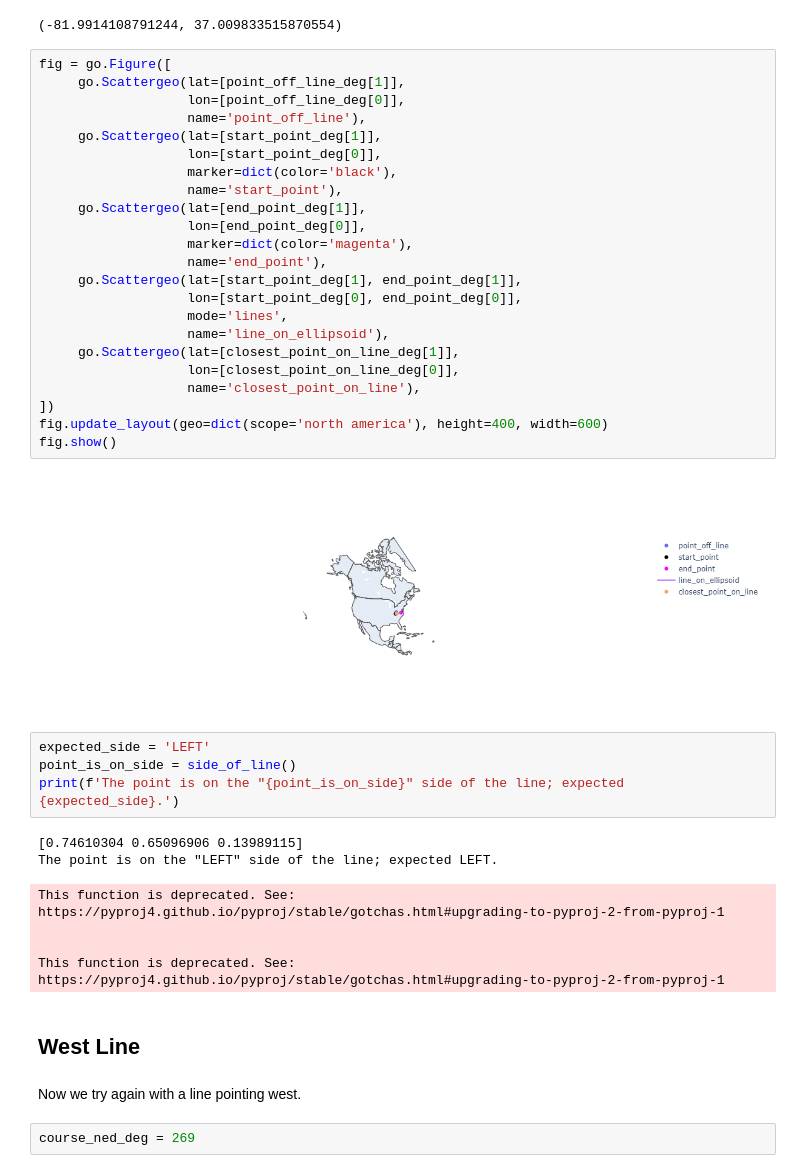
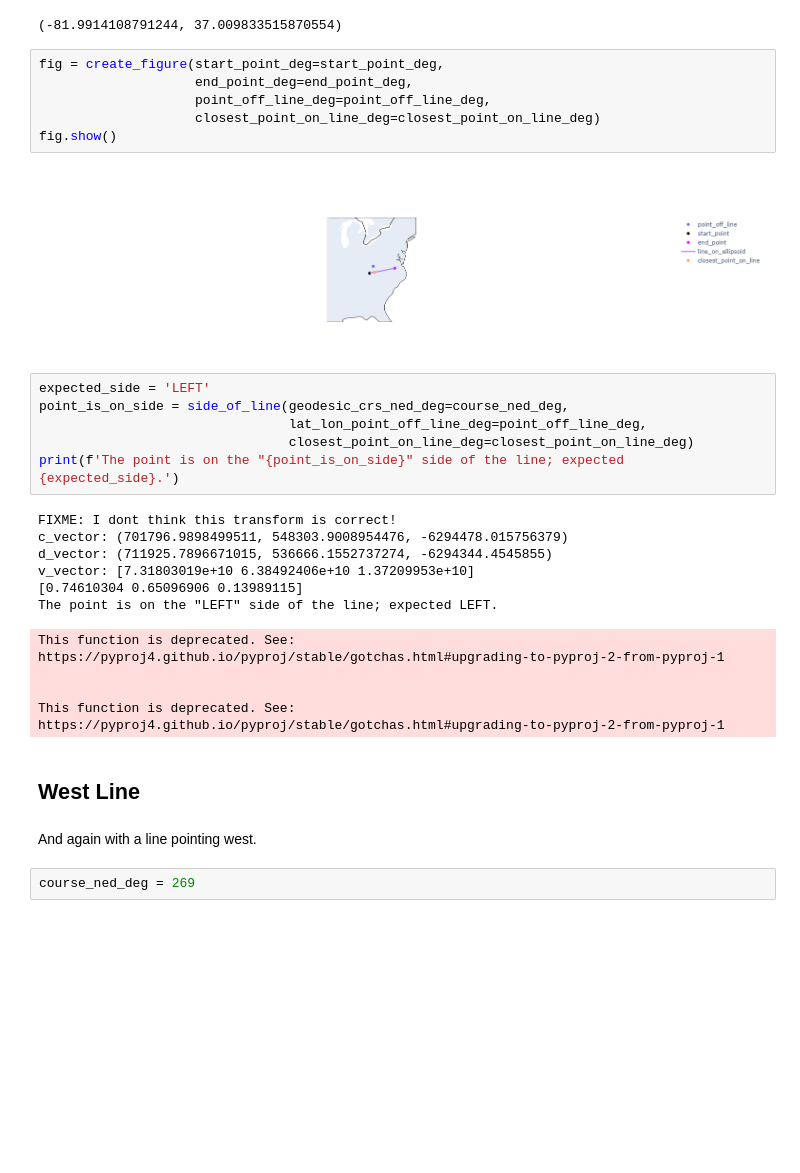
Before and after one commit to buffetboy2001/buffetboy2001.github.io, a Jupyter notebook: notebooks/2020-12-01-solution.ipynb, the cells around one changed output. Saved outputs shown, nothing was run; the diff lists cells and outputs as text; blank space fills up the shorter version.

```diff
--- a/notebooks/2020-12-01-solution.ipynb
+++ b/notebooks/2020-12-01-solution.ipynb
@@ -202,36 +204,25 @@ if debug_plots:
     fig_debug.show()
 # %% [output]
 (-81.9914108791244, 37.009833515870554)
-# %%
-fig = go.Figure([
-     go.Scattergeo(lat=[point_off_line_deg[1]],
-                   lon=[point_off_line_deg[0]],
-                   name='point_off_line'),
-     go.Scattergeo(lat=[start_point_deg[1]],
-                   lon=[start_point_deg[0]],
-                   marker=dict(color='black'),
-                   name='start_point'),
-     go.Scattergeo(lat=[end_point_deg[1]],
-                   lon=[end_point_deg[0]],
-                   marker=dict(color='magenta'),
-                   name='end_point'),
-     go.Scattergeo(lat=[start_point_deg[1], end_point_deg[1]],
-                   lon=[start_point_deg[0], end_point_deg[0]],
-                   mode='lines',
-                   name='line_on_ellipsoid'),
-     go.Scattergeo(lat=[closest_point_on_line_deg[1]],
-                   lon=[closest_point_on_line_deg[0]],
-                   name='closest_point_on_line'),
-])
-fig.update_layout(geo=dict(scope='north america'), height=400, width=600)
-fig.show()
-# %% [output]
-[figure, removed]
+# %%
+fig = create_figure(start_point_deg=start_point_deg,
+                    end_point_deg=end_point_deg,
+                    point_off_line_deg=point_off_line_deg,
+                    closest_point_on_line_deg=closest_point_on_line_deg)
+fig.show()
+# %% [output]
+[figure, added]
 # %%
 expected_side = 'LEFT'
-point_is_on_side = side_of_line()
+point_is_on_side = side_of_line(geodesic_crs_ned_deg=course_ned_deg,
+                                lat_lon_point_off_line_deg=point_off_line_deg,
+                                closest_point_on_line_deg=closest_point_on_line_deg)
 print(f'The point is on the "{point_is_on_side}" side of the line; expected {expected_side}.')
 # %% [output]
+FIXME: I dont think this transform is correct!
+c_vector: (701796.9898499511, 548303.9008954476, -6294478.015756379)
+d_vector: (711925.7896671015, 536666.1552737274, -6294344.4545855)
+v_vector: [7.31803019e+10 6.38492406e+10 1.37209953e+10]
 [0.74610304 0.65096906 0.13989115]
 The point is on the "LEFT" side of the line; expected LEFT.
 This function is deprecated. See: https://pyproj4.github.io/pyproj/stable/gotchas.html#upgrading-to-pyproj-2-from-pyproj-1
@@ -241,7 +232,7 @@ This function is deprecated. See: https://pyproj4.github.io/pyproj/stable/gotcha
 # %% [markdown]
 ## West Line
 # %% [markdown]
-Now we try again with a line pointing west.
+And again with a line pointing west.
 # %%
 course_ned_deg = 269
 # %%
```
Also changed, not shown: parts of 32 cells of this notebook.
